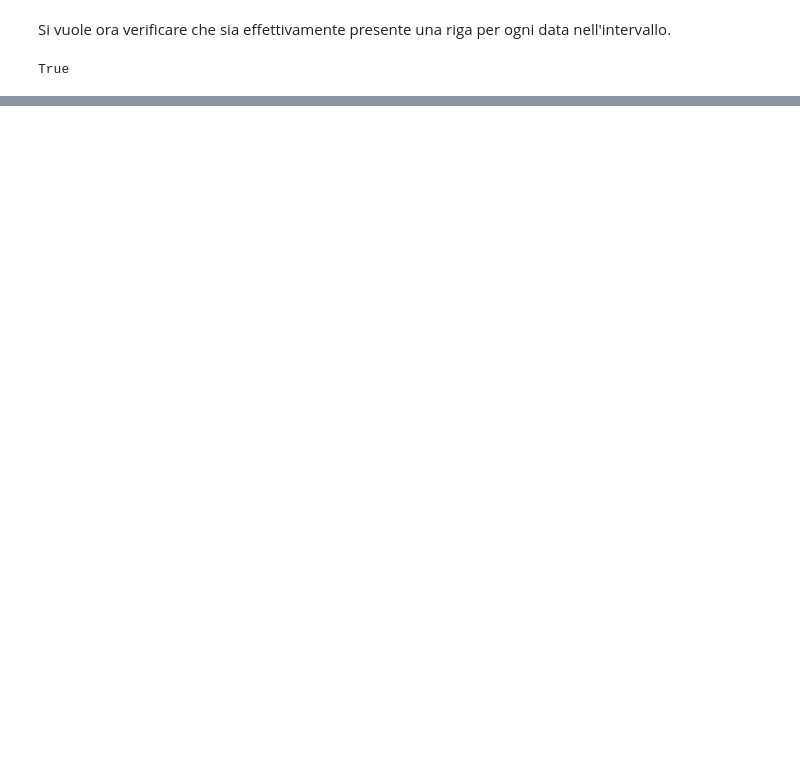
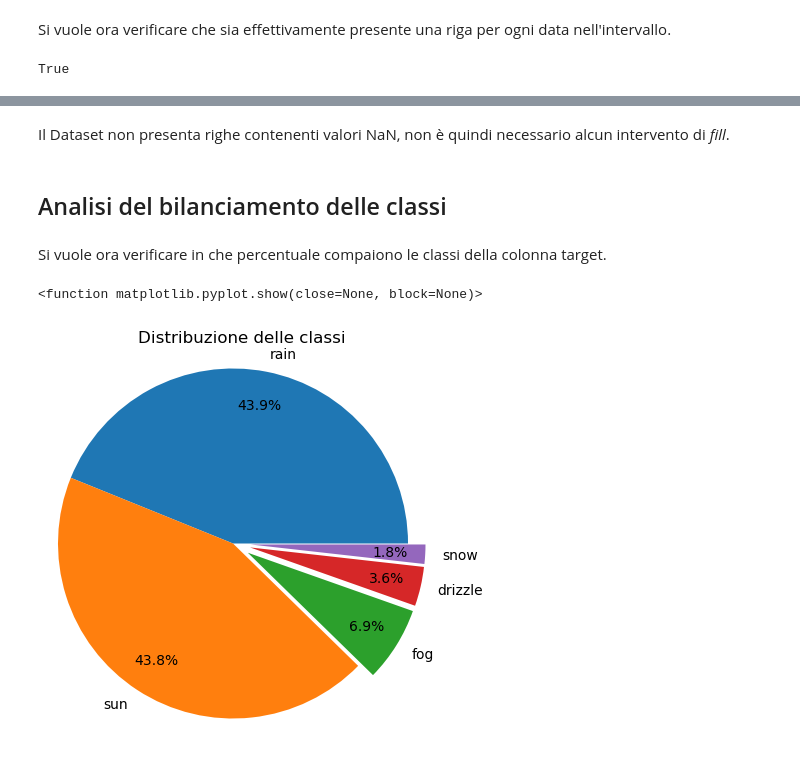
Before and after one commit to Orbmad/Data_Intensive_project, a Jupyter notebook: weather_predictions.ipynb, the cells around one changed output, grey strips where cells are left out. Drawn from its saved outputs; the diff is of its cells as text; code cells hidden in the pictures; blank space fills up the shorter version.

Commit message:
Added classes and seasonality plots

```diff
--- a/weather_predictions.ipynb
+++ b/weather_predictions.ipynb
@@ -51,0 +52,3 @@ Tutte le date nell'intervallo risultano presenti, questo rende il dataset comoda
+# %%
+dataset['date'] = pd.to_datetime(dataset['date'])
+dataset.set_index('date', inplace=True)
@@ -51,0 +75,21 @@ Tutte le date nell'intervallo risultano presenti, questo rende il dataset comoda
+# %% [markdown]
+Il Dataset non presenta righe contenenti valori NaN, non è quindi necessario alcun intervento di *fill*.
+# %% [markdown]
+## Analisi del bilanciamento delle classi
+# %% [markdown]
+Si vuole ora verificare in che percentuale compaiono le classi della colonna target.
+# %%
+label_counts = dataset['weather'].value_counts()
+
+explode = [0.1 if count / label_counts.sum() < 0.2 else 0 for count in label_counts]
+
+plt.figure(figsize=(5,5))
+plt.pie(label_counts, labels=label_counts.index, autopct='%1.1f%%', pctdistance=0.8,
+        explode=explode)
+
+plt.title("Distribuzione delle classi")
+plt.axis('equal')
+plt.show
+# %% [output]
+<function matplotlib.pyplot.show(close=None, block=None)>
+[figure, added]
```
Also changed, not shown: parts of 10 cells of this notebook.
